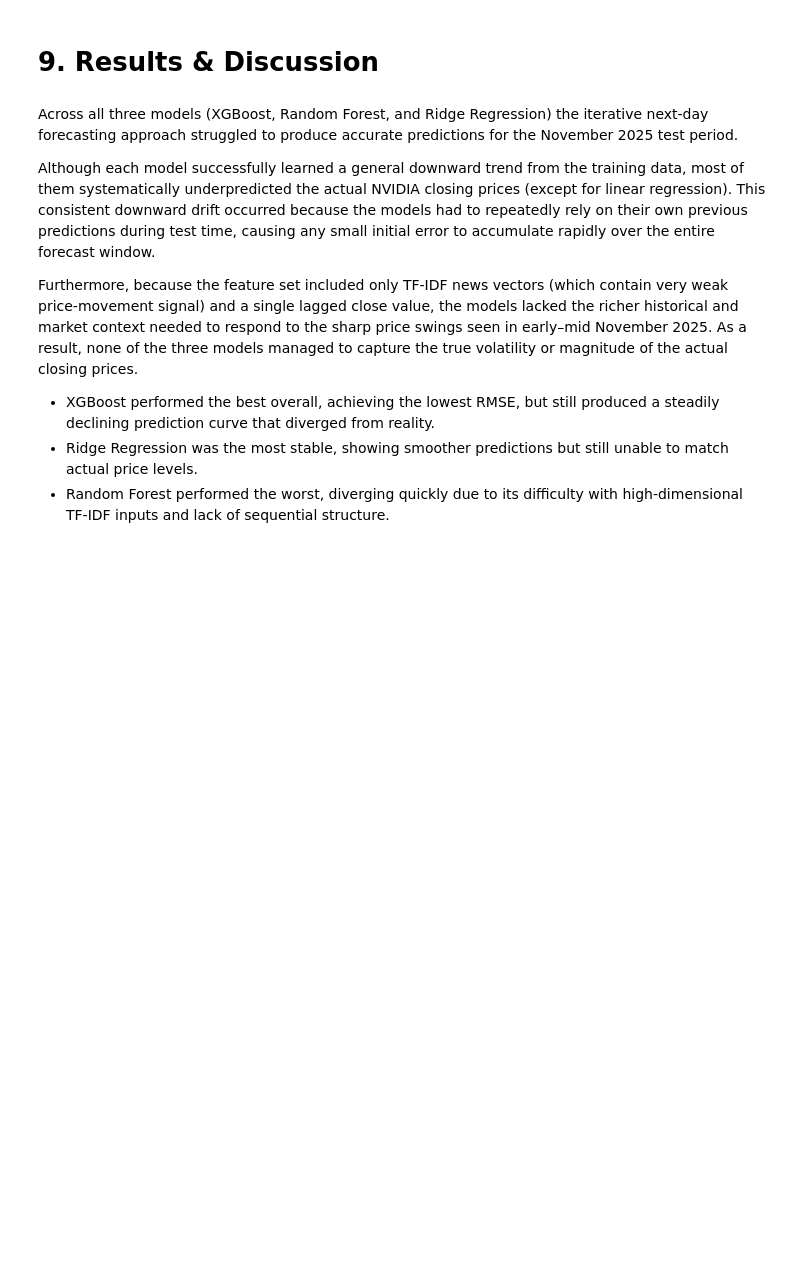
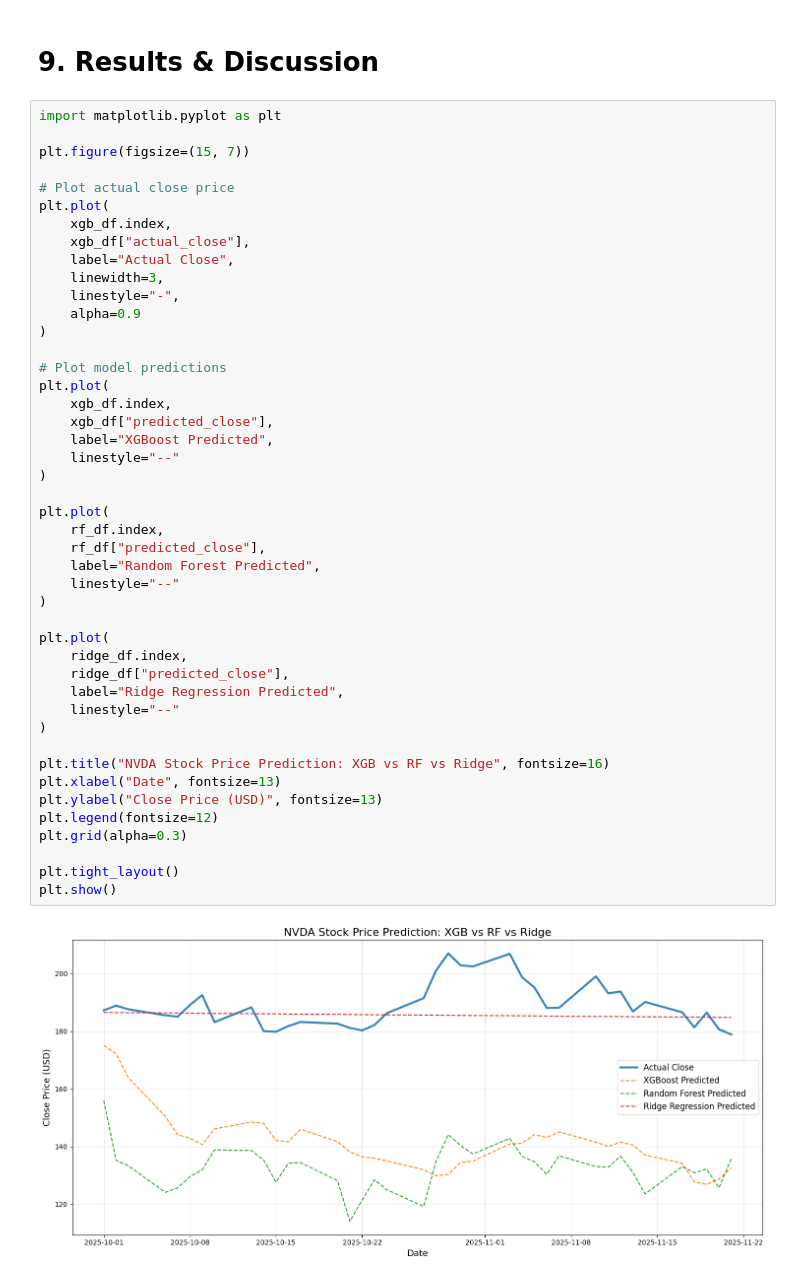
Before and after one commit to sahn1998/StockPrediction, a Jupyter notebook: model/regression.ipynb, the cells around one changed output. Drawn from its saved outputs; the diff is of its cells as text; blank space fills up the shorter version.

```diff
--- a/model/regression.ipynb
+++ b/model/regression.ipynb
@@ -373,12 +376,49 @@ R^2 : -2.5489
 # %% [markdown]
 # 9. Results & Discussion
-# %% [markdown]
-Across all three models (XGBoost, Random Forest, and Ridge Regression) the iterative next-day forecasting approach struggled to produce accurate predictions for the November 2025 test period.
-
-Although each model successfully learned a general downward trend from the training data, most  of them systematically underpredicted the actual NVIDIA closing prices (except for linear regression). This consistent downward drift occurred because the models had to repeatedly rely on their own previous predictions during test time, causing any small initial error to accumulate rapidly over the entire forecast window.
-
-Furthermore, because the feature set included only TF-IDF news vectors (which contain very weak price-movement signal) and a single lagged close value, the models lacked the richer historical and market context needed to respond to the sharp price swings seen in early–mid November 2025. As a result, none of the three models managed to capture the true volatility or magnitude of the actual closing prices.
-
-- XGBoost performed the best overall, achieving the lowest RMSE, but still produced a steadily declining prediction curve that diverged from reality.
-- Ridge Regression was the most stable, showing smoother predictions but still unable to match actual price levels.
-- Random Forest performed the worst, diverging quickly due to its difficulty with high-dimensional TF-IDF inputs and lack of sequential structure.
+# %%
+import matplotlib.pyplot as plt
+
+plt.figure(figsize=(15, 7))
+
+# Plot actual close price
+plt.plot(
+    xgb_df.index,
+    xgb_df["actual_close"],
+    label="Actual Close",
+    linewidth=3,
+    linestyle="-",
+    alpha=0.9
+)
+
+# Plot model predictions
+plt.plot(
+    xgb_df.index,
+    xgb_df["predicted_close"],
+    label="XGBoost Predicted",
+    linestyle="--"
+)
+
+plt.plot(
+    rf_df.index,
+    rf_df["predicted_close"],
+    label="Random Forest Predicted",
+    linestyle="--"
+)
+
+plt.plot(
+    ridge_df.index,
+    ridge_df["predicted_close"],
+    label="Ridge Regression Predicted",
+    linestyle="--"
+)
+
+plt.title("NVDA Stock Price Prediction: XGB vs RF vs Ridge", fontsize=16)
+plt.xlabel("Date", fontsize=13)
+plt.ylabel("Close Price (USD)", fontsize=13)
+plt.legend(fontsize=12)
+plt.grid(alpha=0.3)
+
+plt.tight_layout()
+plt.show()
+# %% [output]
+[figure, added]
```
Also changed, not shown: parts of 7 cells of this notebook, 26 other files.
